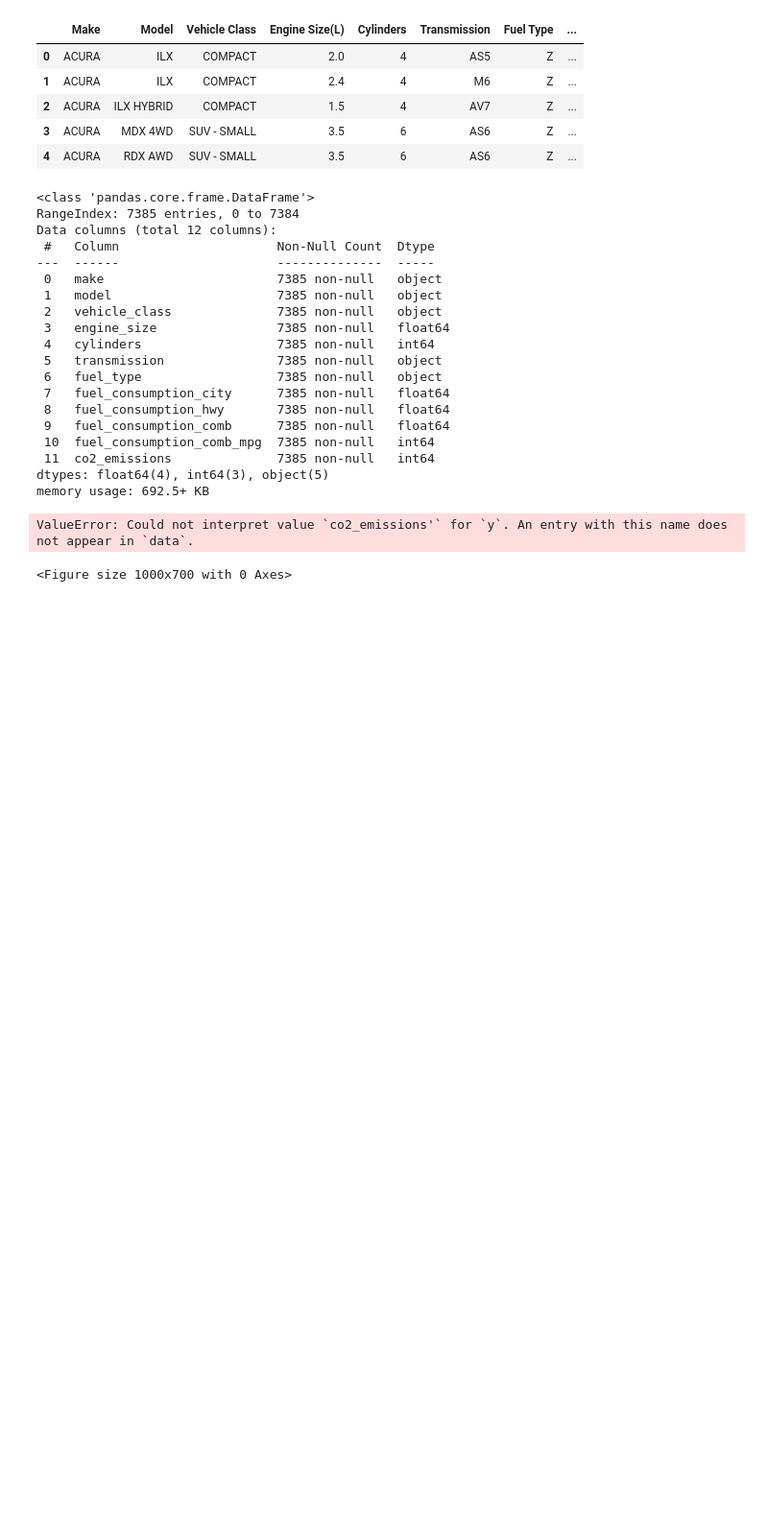
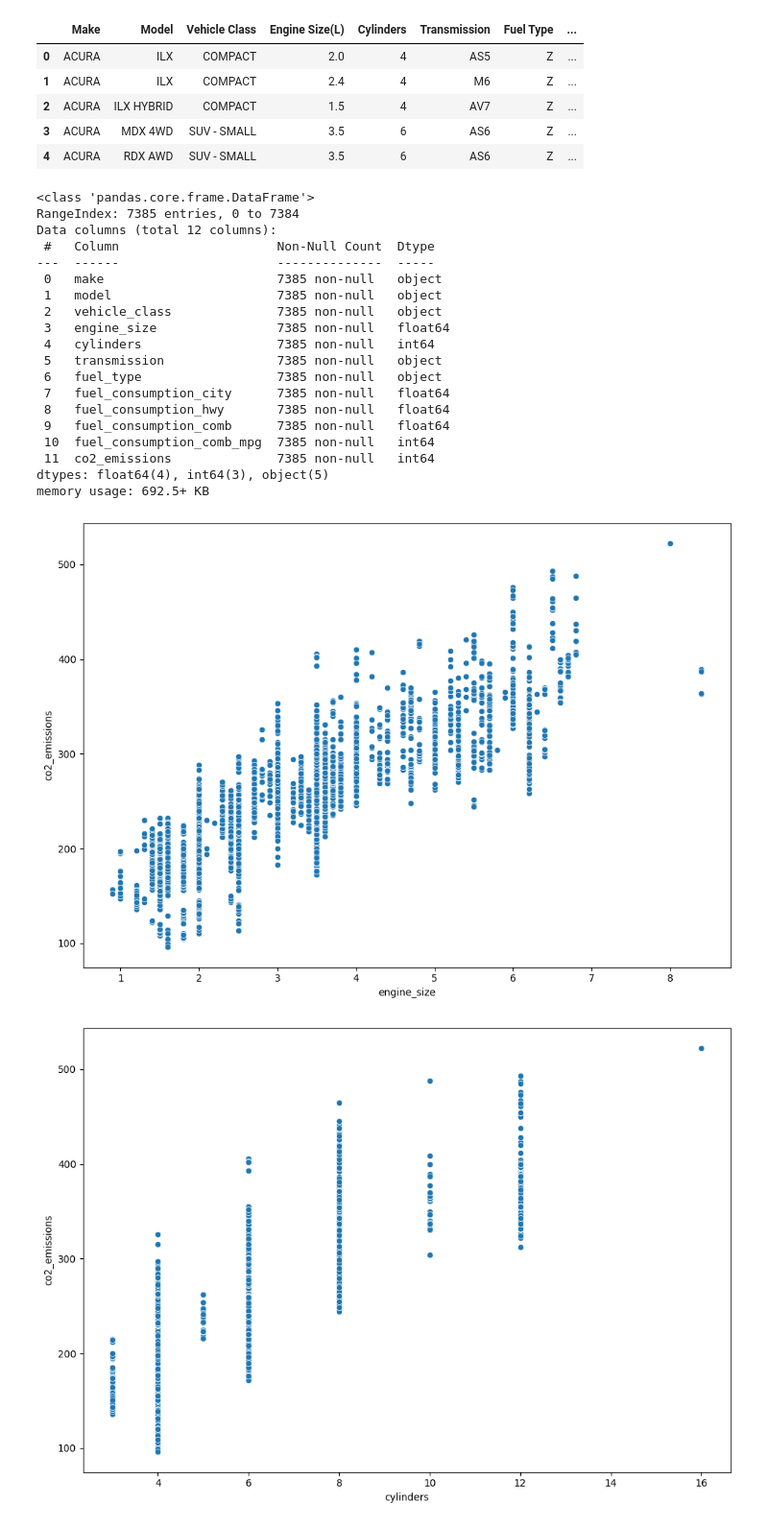
Before and after one commit to sean-jesuharun/Carbon-Footprint-Monitoring-Platform, a Jupyter notebook: Transportation_Dataset.ipynb, the cells around one changed output. Shown: that part at 96% size. Saved outputs shown, nothing was run; the diff lists cells and outputs as text; code cells hidden in the pictures; blank space fills up the shorter version.

Commit message:
Scatter Plot Added

```diff
--- a/Transportation_Dataset.ipynb
+++ b/Transportation_Dataset.ipynb
@@ -68,8 +68,8 @@ transport_df_IQV_TO_DV = transport_df_quantitative.drop(['co2_emissions'], axis=
 # %%
 for i in transport_df_IQV_TO_DV.columns:
     plt.figure(figsize=(10,7))
-    sns.scatterplot(data=transport_df_quantitative, x=i, y=co2_emissions'")
+    sns.scatterplot(data=transport_df_quantitative, x=i, y='co2_emissions')
     plt.tight_layout()
 # %% [output]
-ValueError: Could not interpret value `co2_emissions'` for `y`. An entry with this name does not appear in `data`.
-<Figure size 1000x700 with 0 Axes>
+[figure, added]
+[figure, added]
```
Also changed, not shown: parts of 14 cells of this notebook.
